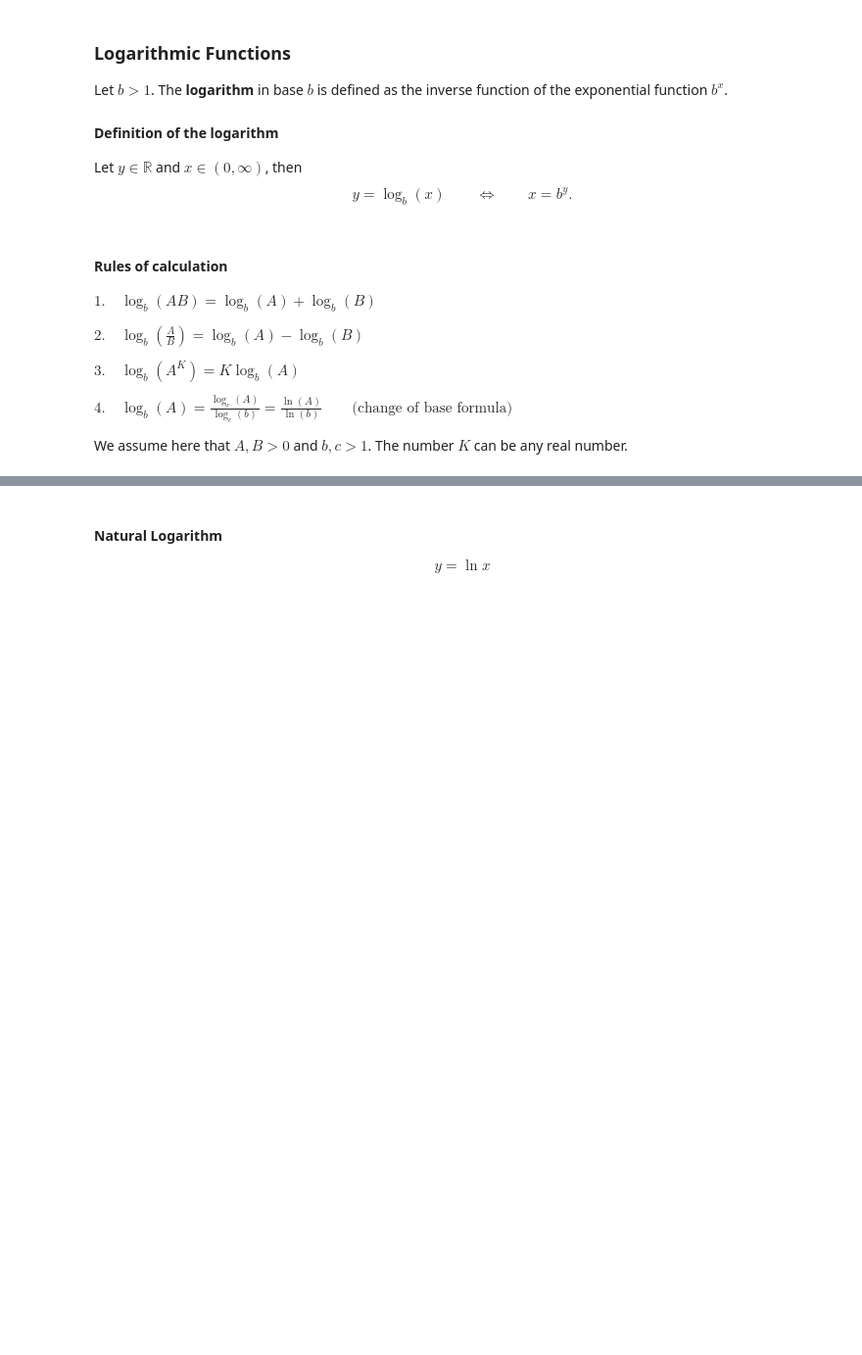
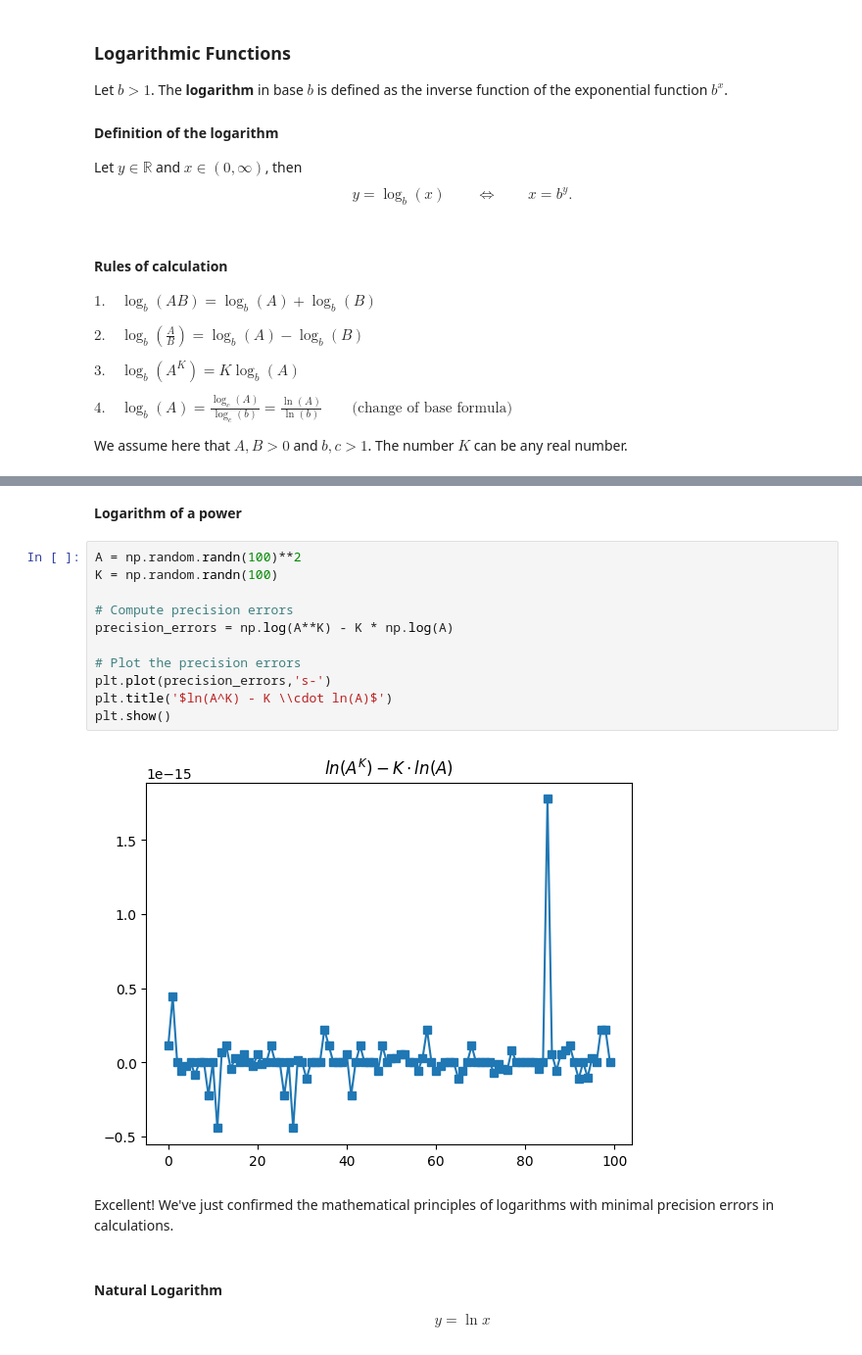
Before and after one commit to wanyingng/Calculus, a Jupyter notebook: 01-functions/functions.ipynb, the cells around one changed output, grey strips where cells are left out. Shown at 98% size. Cells and saved outputs as stored; diff of their text form; blank space fills up the shorter version.

```diff
--- a/01-functions/functions.ipynb
+++ b/01-functions/functions.ipynb
@@ -699,3 +735,20 @@ We assume here that $A, B \gt 0$ and $b, c \gt 1$. The number $K$ can be any rea
+# %% [markdown]
+**Logarithm of a power**
+# %%
+A = np.random.randn(100)**2
+K = np.random.randn(100)
+
+# Compute precision errors
+precision_errors = np.log(A**K) - K * np.log(A)
+
+# Plot the precision errors
+plt.plot(precision_errors,'s-')
+plt.title('$ln(A^K) - K \\cdot ln(A)$')
+plt.show()
+# %% [output]
+[figure, added]
+# %% [markdown]
+Excellent! We've just confirmed the mathematical principles of logarithms with minimal precision errors in calculations.
 # %% [markdown]
 #### Natural Logarithm
 
```
Also changed, not shown: parts of 8 cells of this notebook.
